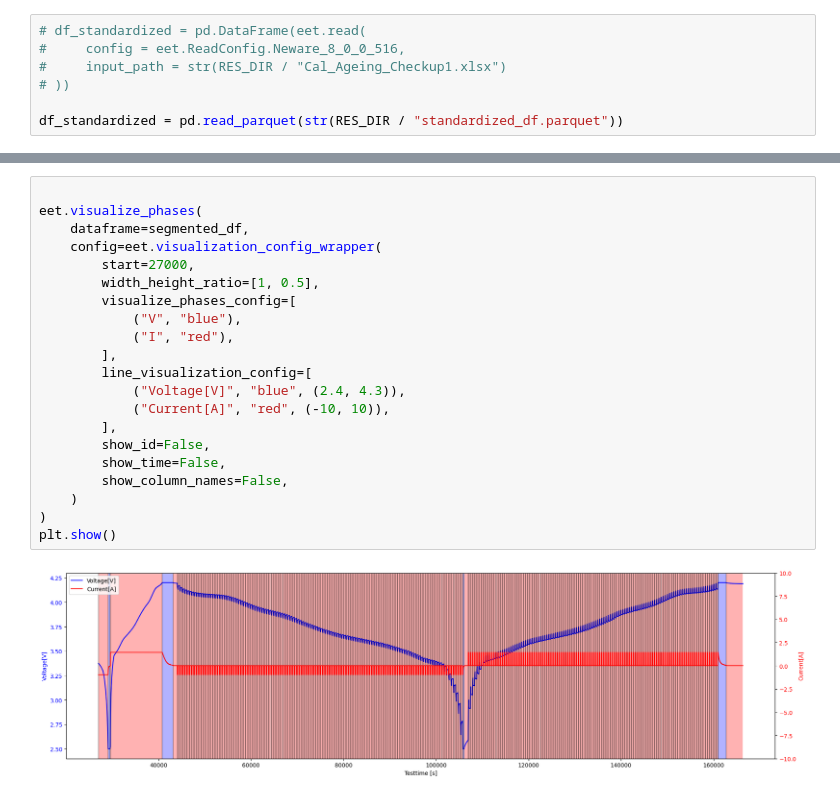
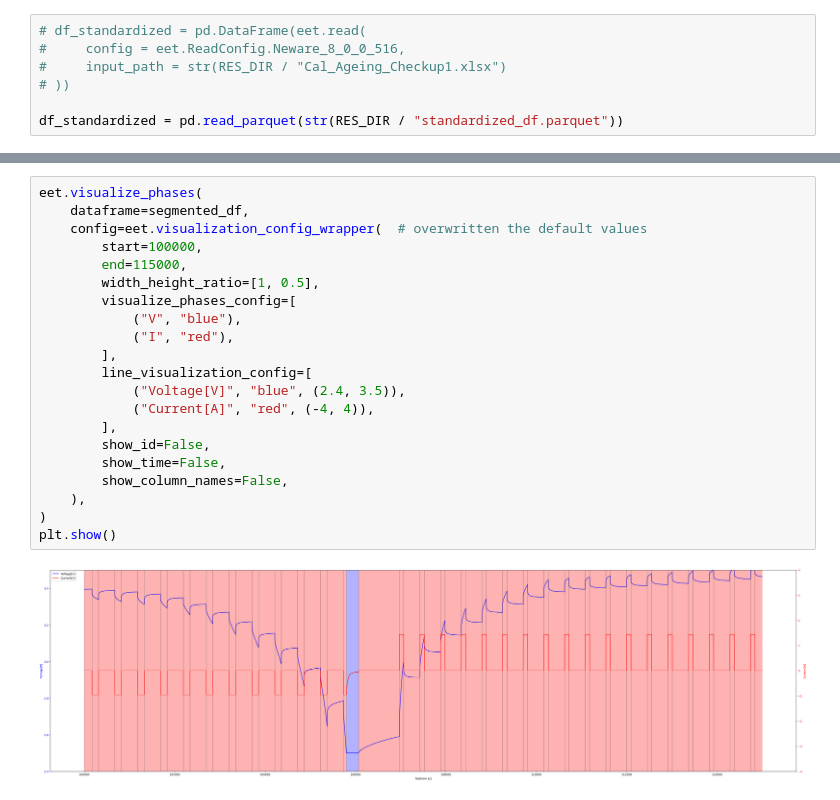
Before and after one commit to Plompudu/pydpeet_Daniel, a Jupyter notebook: docs/examples/notebooks/Tutorial_02_new.ipynb, the cells around one changed output, grey strips where cells are left out. Drawn from its saved outputs; the diff is of its cells as text.

```diff
--- a/docs/examples/notebooks/Tutorial_02_new.ipynb
+++ b/docs/examples/notebooks/Tutorial_02_new.ipynb
@@ -102,23 +94,23 @@ plt.show()
-# %%
-
-eet.visualize_phases(
-    dataframe=segmented_df,
-    config=eet.visualization_config_wrapper(
-        start=27000,
-        width_height_ratio=[1, 0.5],
-        visualize_phases_config=[
-            ("V", "blue"),
-            ("I", "red"),
-        ],
-        line_visualization_config=[
-            ("Voltage[V]", "blue", (2.4, 4.3)),
-            ("Current[A]", "red", (-10, 10)),
-        ],
-        show_id=False,
-        show_time=False,
-        show_column_names=False,
-    )
-)
-plt.show()
-# %% [output]
-[figure, removed]
+# %%
+eet.visualize_phases(
+    dataframe=segmented_df,
+    config=eet.visualization_config_wrapper(  # overwritten the default values
+        start=100000,
+        end=115000,
+        width_height_ratio=[1, 0.5],
+        visualize_phases_config=[
+            ("V", "blue"),
+            ("I", "red"),
+        ],
+        line_visualization_config=[
+            ("Voltage[V]", "blue", (2.4, 3.5)),
+            ("Current[A]", "red", (-4, 4)),
+        ],
+        show_id=False,
+        show_time=False,
+        show_column_names=False,
+    ),
+)
+plt.show()
+# %% [output]
+[figure, added]
```
Also changed, not shown: parts of 5 cells of this notebook, 11 other files.
